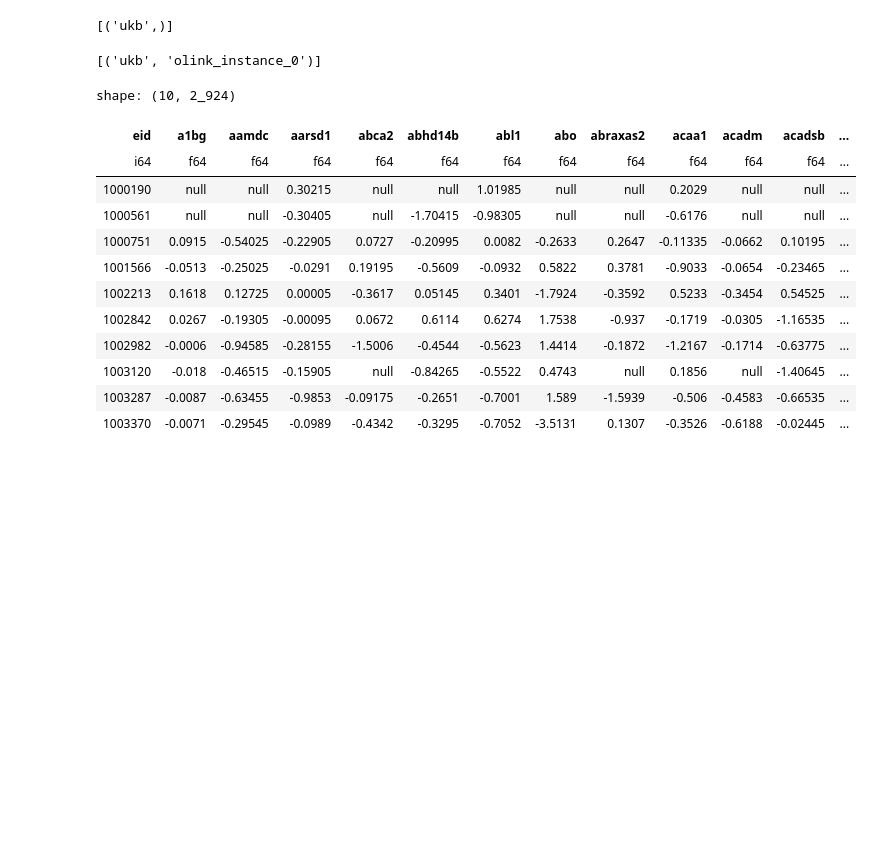
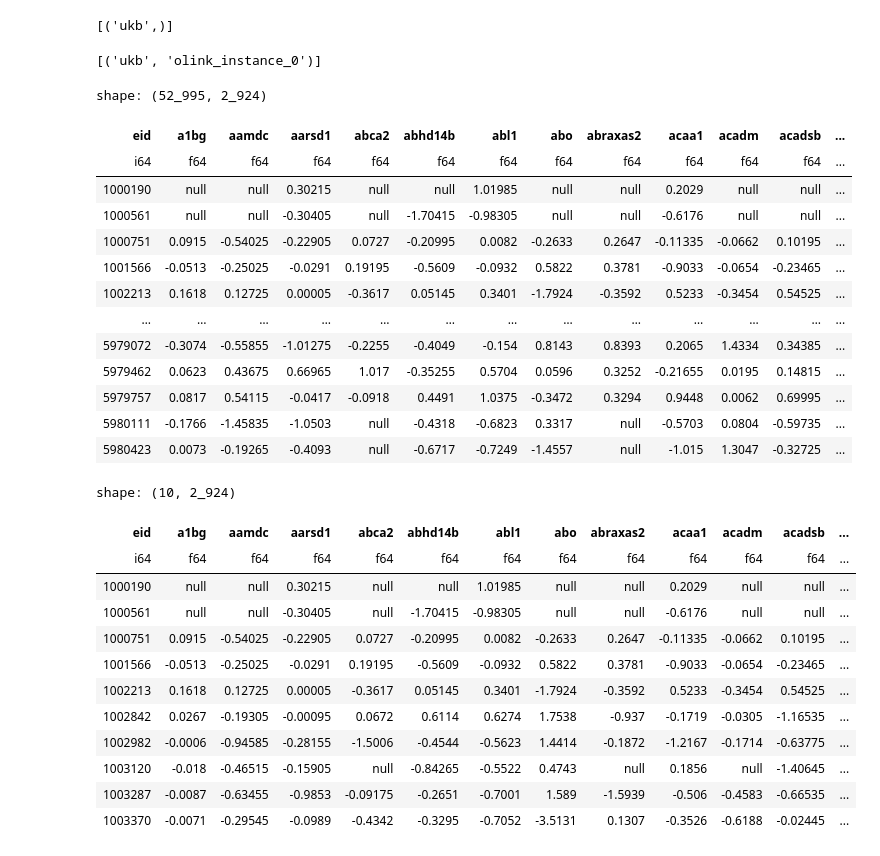
Before and after one commit to wjixiang/aikb, a Jupyter notebook: bio_info/replication/protein-phenotype/protein-phenotype-relation-analysis-polars.ipynb, the cells around one changed output. Drawn from its saved outputs; the diff is of its cells as text; code cells hidden in the pictures; blank space fills up the shorter version.

```diff
--- a/bio_info/replication/protein-phenotype/protein-phenotype-relation-analysis-polars.ipynb
+++ b/bio_info/replication/protein-phenotype/protein-phenotype-relation-analysis-polars.ipynb
@@ -35,7 +35,7 @@ from pyiceberg.schema import Schema
 from pyiceberg.types import LongType, StringType, DoubleType
 
 catalog = load_catalog(
-    "rest",
+    "default",
     **{
         "type": "rest",
         "uri": "http://localhost:8181",
@@ -60,6 +60,28 @@ olink_df.write_iceberg(olink_instance_0_table, mode="overwrite")
 catalog.list_tables('ukb')
 # %% [output]
 [('ukb', 'olink_instance_0')]
+# %%
+# load data from iceberg
+table = catalog.load_table("ukb.olink_instance_0")
+# %%
+df = pl.from_arrow(table.scan().to_arrow())
+# %%
+df
+# %% [output]
+shape: (52_995, 2_924)
+| eid | a1bg | aamdc | aarsd1 | abca2 | abhd14b | abl1 | abo | abraxas2 | acaa1 | acadm | acadsb | ... |
+| i64 | f64 | f64 | f64 | f64 | f64 | f64 | f64 | f64 | f64 | f64 | f64 | ... |
+| 1000190 | null | null | 0.30215 | null | null | 1.01985 | null | null | 0.2029 | null | null | ... |
+| 1000561 | null | null | -0.30405 | null | -1.70415 | -0.98305 | null | null | -0.6176 | null | null | ... |
+| 1000751 | 0.0915 | -0.54025 | -0.22905 | 0.0727 | -0.20995 | 0.0082 | -0.2633 | 0.2647 | -0.11335 | -0.0662 | 0.10195 | ... |
+| 1001566 | -0.0513 | -0.25025 | -0.0291 | 0.19195 | -0.5609 | -0.0932 | 0.5822 | 0.3781 | -0.9033 | -0.0654 | -0.23465 | ... |
+| 1002213 | 0.1618 | 0.12725 | 0.00005 | -0.3617 | 0.05145 | 0.3401 | -1.7924 | -0.3592 | 0.5233 | -0.3454 | 0.54525 | ... |
+| … | … | … | … | … | … | … | … | … | … | … | … | ... |
+| 5979072 | -0.3074 | -0.55855 | -1.01275 | -0.2255 | -0.4049 | -0.154 | 0.8143 | 0.8393 | 0.2065 | 1.4334 | 0.34385 | ... |
+| 5979462 | 0.0623 | 0.43675 | 0.66965 | 1.017 | -0.35255 | 0.5704 | 0.0596 | 0.3252 | -0.21655 | 0.0195 | 0.14815 | ... |
+| 5979757 | 0.0817 | 0.54115 | -0.0417 | -0.0918 | 0.4491 | 1.0375 | -0.3472 | 0.3294 | 0.9448 | 0.0062 | 0.69995 | ... |
+| 5980111 | -0.1766 | -1.45835 | -1.0503 | null | -0.4318 | -0.6823 | 0.3317 | null | -0.5703 | 0.0804 | -0.59735 | ... |
+| 5980423 | 0.0073 | -0.19265 | -0.4093 | null | -0.6717 | -0.7249 | -1.4557 | null | -1.015 | 1.3047 | -0.32725 | ... |
 # %%
 # Explore olink data (equivalent to olink_df.limit(10).toPandas())
 olink_df.head(10)
```
Also changed, not shown: parts of 15 cells of this notebook, 9 other files.
